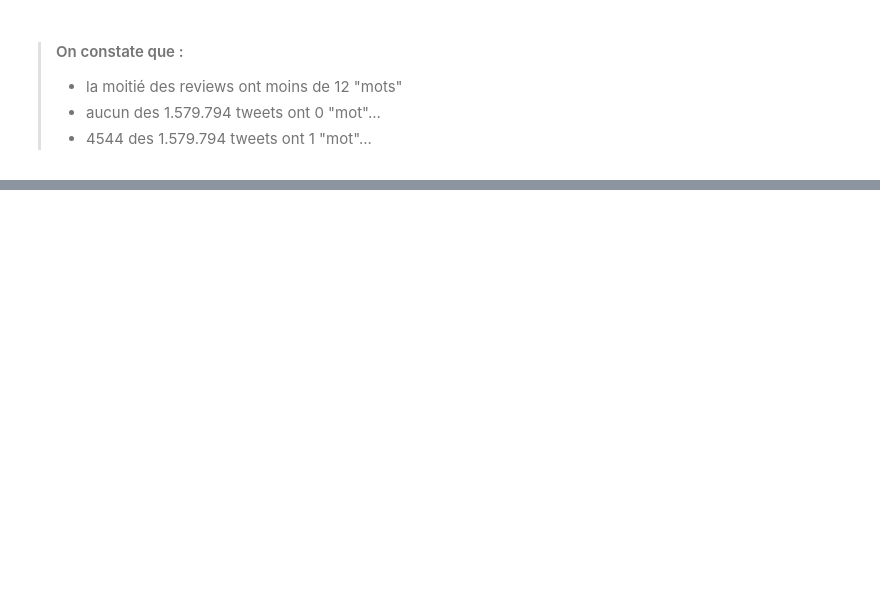
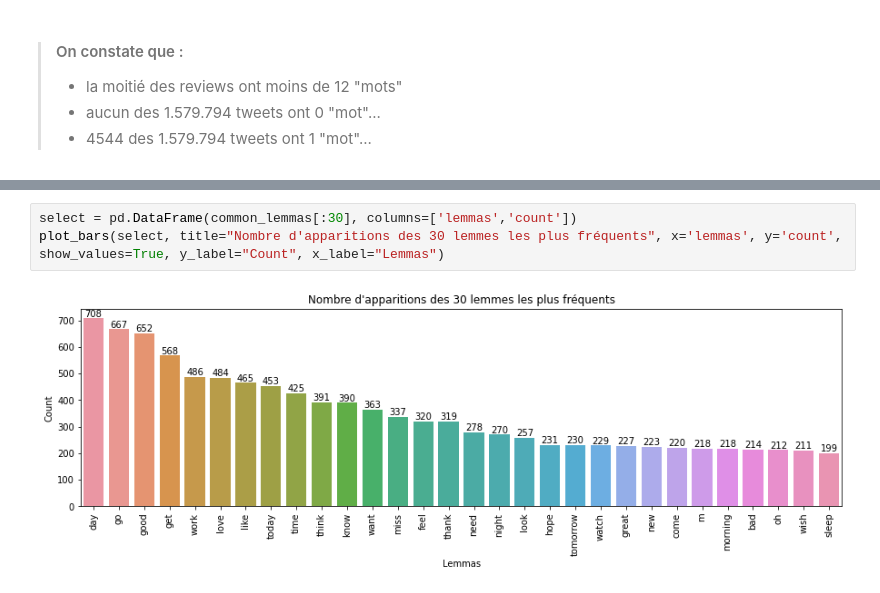
Before and after one commit to Valkea/OC_AI_07, a Jupyter notebook: 01_EDA.ipynb, the cells around one changed output, grey strips where cells are left out. Cells and saved outputs as stored; diff of their text form; blank space fills up the shorter version.

```diff
--- a/01_EDA.ipynb
+++ b/01_EDA.ipynb
@@ -620,0 +947,5 @@ plot_tweet_sizes(data_tmp, 'tweet_size')
+# %%
+select = pd.DataFrame(common_lemmas[:30], columns=['lemmas','count'])
+plot_bars(select, title="Nombre d'apparitions des 30 lemmes les plus fréquents", x='lemmas', y='count', show_values=True, y_label="Count", x_label="Lemmas")
+# %% [output]
+[figure, added]
```
Also changed, not shown: parts of 149 cells of this notebook, 2 other files.
